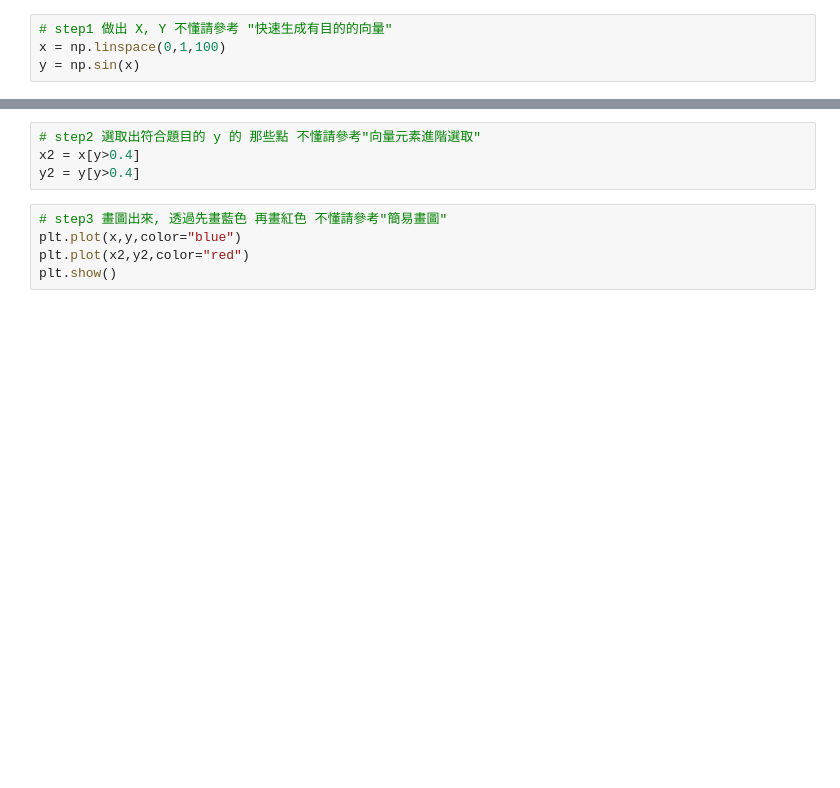
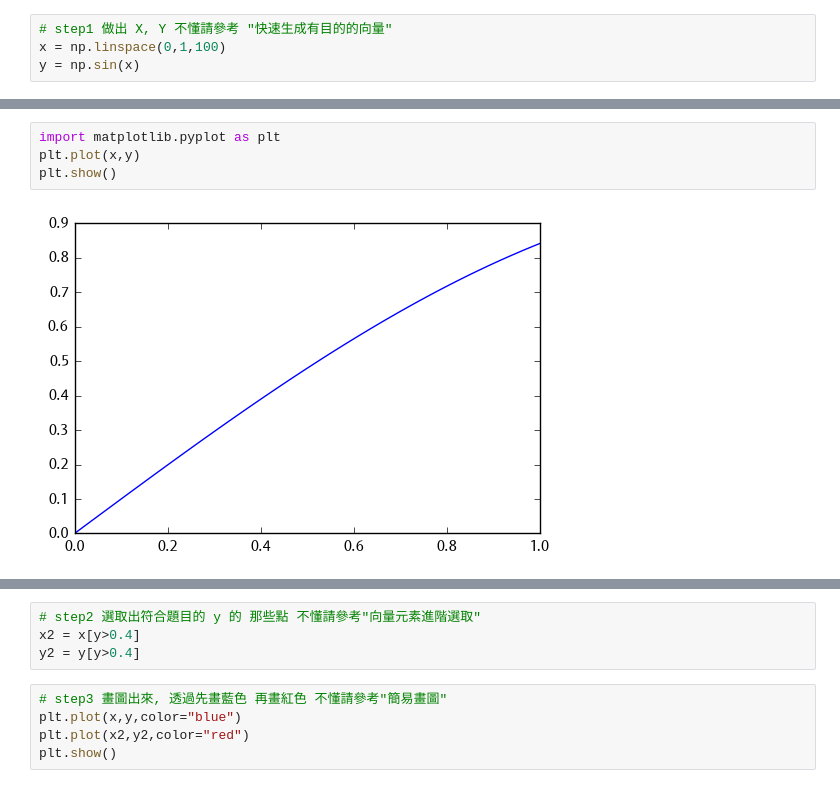
Before and after one commit to ntuaha/Esun_Tutor, a Jupyter notebook: courses/20170702.ipynb, the cells around one changed output, grey strips where cells are left out. Saved outputs shown, nothing was run; the diff lists cells and outputs as text; blank space fills up the shorter version.

```diff
--- a/courses/20170702.ipynb
+++ b/courses/20170702.ipynb
@@ -421,0 +471,6 @@ y = np.sin(x)
+# %%
+import matplotlib.pyplot as plt
+plt.plot(x,y)
+plt.show()
+# %% [output]
+[figure, added]
```
Also changed, not shown: parts of 5 cells of this notebook, 2 other files.
